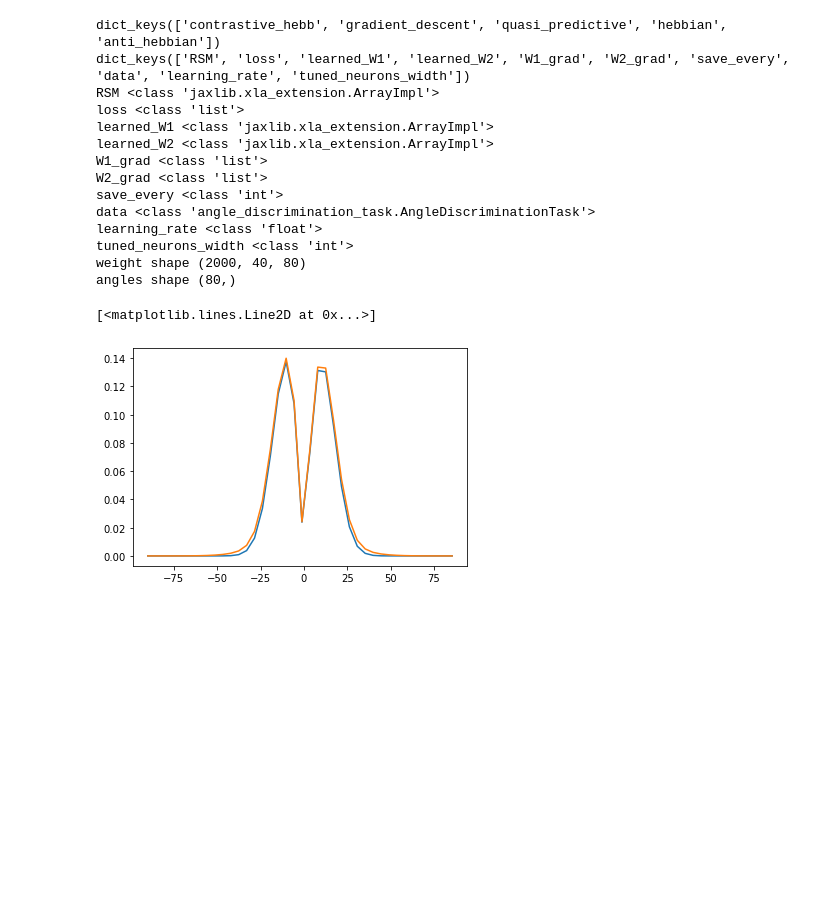
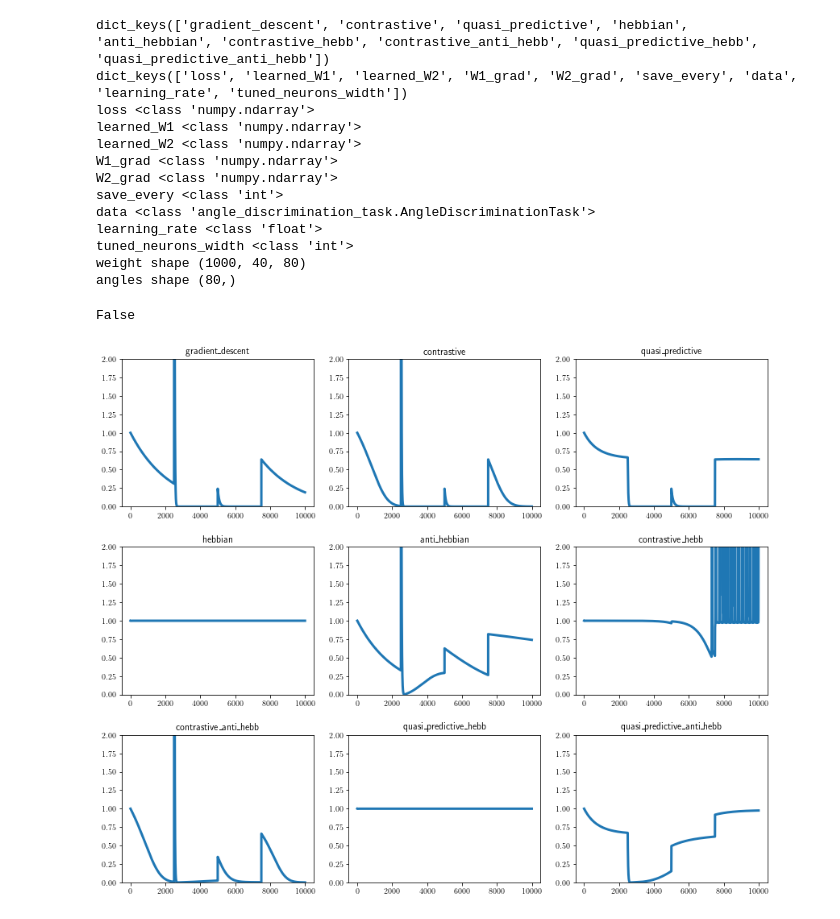
Before and after one commit to rodrigcd/Modelling-vpl, a Jupyter notebook: contrastive_hebbian/cosyne_plot.ipynb, the cells around one changed output. Saved outputs shown, nothing was run; the diff lists cells and outputs as text; code cells hidden in the pictures; blank space fills up the shorter version.

```diff
--- a/contrastive_hebbian/cosyne_plot.ipynb
+++ b/contrastive_hebbian/cosyne_plot.ipynb
@@ -20,2 +15,2 @@ path_list
 # %%
-eg_data = pd.read_pickle(path_list[2])
+eg_data = pd.read_pickle(path_list[0])
@@ -22,29 +19,31 @@ eg_data = pd.read_pickle(path_list[2])
 # %%
+all_model_keys = list(eg_data.keys())
 print(eg_data.keys())
 print(eg_data["contrastive_hebb"].keys())
 [print(key, type(val)) for key, val in eg_data["contrastive_hebb"].items()]
 print("weight shape", eg_data["contrastive_hebb"]["learned_W1"].shape)
 print("angles shape", eg_data["contrastive_hebb"]["data"].angles.shape)
+np.equal(eg_data["gradient_descent"]["learned_W1"][0, ...], eg_data["gradient_descent"]["learned_W1"][-1, ...]).all()
 # %% [output]
-dict_keys(['contrastive_hebb', 'gradient_descent', 'quasi_predictive', 'hebbian', 'anti_hebbian'])
-dict_keys(['RSM', 'loss', 'learned_W1', 'learned_W2', 'W1_grad', 'W2_grad', 'save_every', 'data', 'learning_rate', 'tuned_neurons_width'])
-RSM <class 'jaxlib.xla_extension.ArrayImpl'>
-loss <class 'list'>
-learned_W1 <class 'jaxlib.xla_extension.ArrayImpl'>
-learned_W2 <class 'jaxlib.xla_extension.ArrayImpl'>
-W1_grad <class 'list'>
-W2_grad <class 'list'>
+dict_keys(['gradient_descent', 'contrastive', 'quasi_predictive', 'hebbian', 'anti_hebbian', 'contrastive_hebb', 'contrastive_anti_hebb', 'quasi_predictive_hebb', 'quasi_predictive_anti_hebb'])
+dict_keys(['loss', 'learned_W1', 'learned_W2', 'W1_grad', 'W2_grad', 'save_every', 'data', 'learning_rate', 'tuned_neurons_width'])
+loss <class 'numpy.ndarray'>
+learned_W1 <class 'numpy.ndarray'>
+learned_W2 <class 'numpy.ndarray'>
+W1_grad <class 'numpy.ndarray'>
+W2_grad <class 'numpy.ndarray'>
 save_every <class 'int'>
 data <class 'angle_discrimination_task.AngleDiscriminationTask'>
 learning_rate <class 'float'>
 tuned_neurons_width <class 'int'>
-weight shape (2000, 40, 80)
+weight shape (1000, 40, 80)
 angles shape (80,)
+False
 # %%
 def compute_mean_func(path_list, model_key, func, func_kwargs):
     all_quant = []
-    for path in all_list:
+    for path in path_list:
         results = pd.read_pickle(path)[model_key]
-        all_quant.append(func(results))
+        all_quant.append(func(results, **func_kwargs))
     all_quant = np.stack(all_quant, axis=0)
-    return np.mean(all_quant, axis=0)
+    return np.mean(all_quant, axis=0), np.std(all_quant, axis=0)
@@ -51,3 +73,11 @@ def compute_mean_func(path_list, model_key, func, func_kwargs):
+# %%
+def loss_func(results):
+    return np.array(results["loss"])
+
+def plt_errorbar(x, mean, std, ax, lw=3, color="C0", alpha=0.4, label="", linestyle="-"):
+    #ax.fill_between(x, y1=mean+2*std, y2=mean-2*std, color="C0", alpha=alpha)
+    ax.plot(x, mean, lw=lw, color=color, label=label, linestyle=linestyle)
+    return ax
 # %%
 def slope_PO_TO(results, normalize_tuning=True, weight_index=-1, TO=90.0):
     W1 = np.array(results["learned_W1"][weight_index, ...])
@@ -74,6 +101,11 @@ x_axis, expert_slopes = slope_PO_TO(eg_data["gradient_descent"], weight_index=-1
-# %%
-plt.plot(x_axis, naive_slopes, label="naive")
-plt.plot(x_axis, expert_slopes, label="expert")
-# %% [output]
-[<matplotlib.lines.Line2D at 0x...>]
-[figure, removed]
+# %%
+f, ax = plt.subplots(3, 3, figsize=(12, 10))
+ax = ax.flatten()
+for i, model_key in enumerate(all_model_keys):
+    mean_loss, std_loss = compute_mean_func(path_list, model_key, loss_func, func_kwargs={})
+    ax[i] = plt_errorbar(list(np.arange(len(mean_loss))), mean_loss, std_loss, ax=ax[i])
+    ax[i].set_title(model_key)
+    ax[i].set_ylim([0, 2])
+f.tight_layout(pad=2.0)
+# %% [output]
+[figure, added]
```
Also changed, not shown: parts of 15 cells of this notebook, 11 other files.
